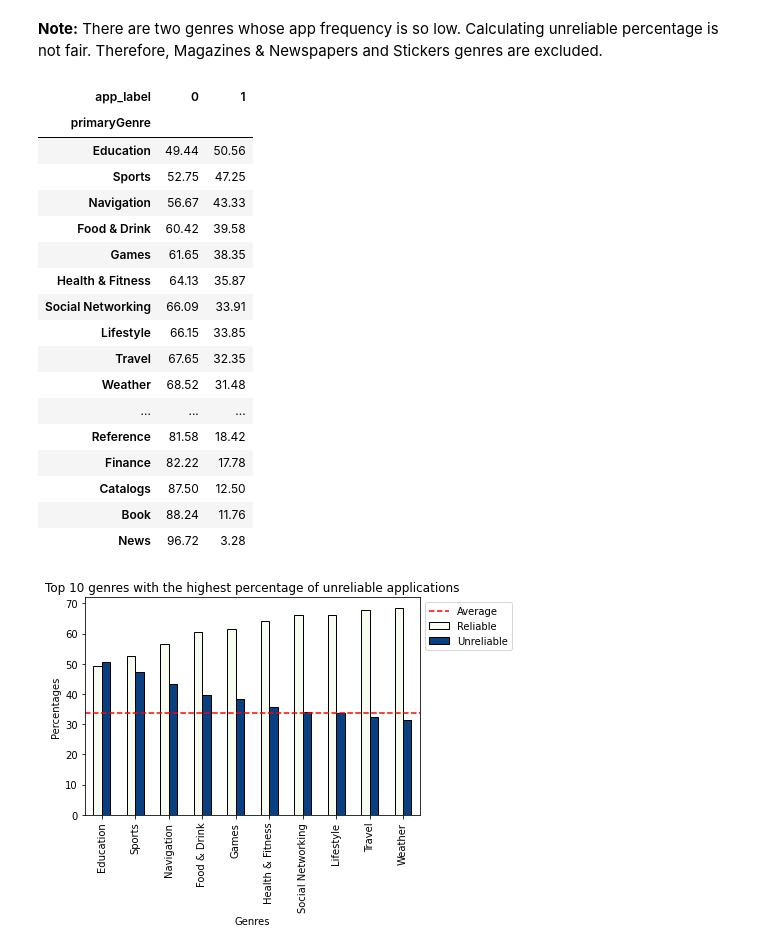
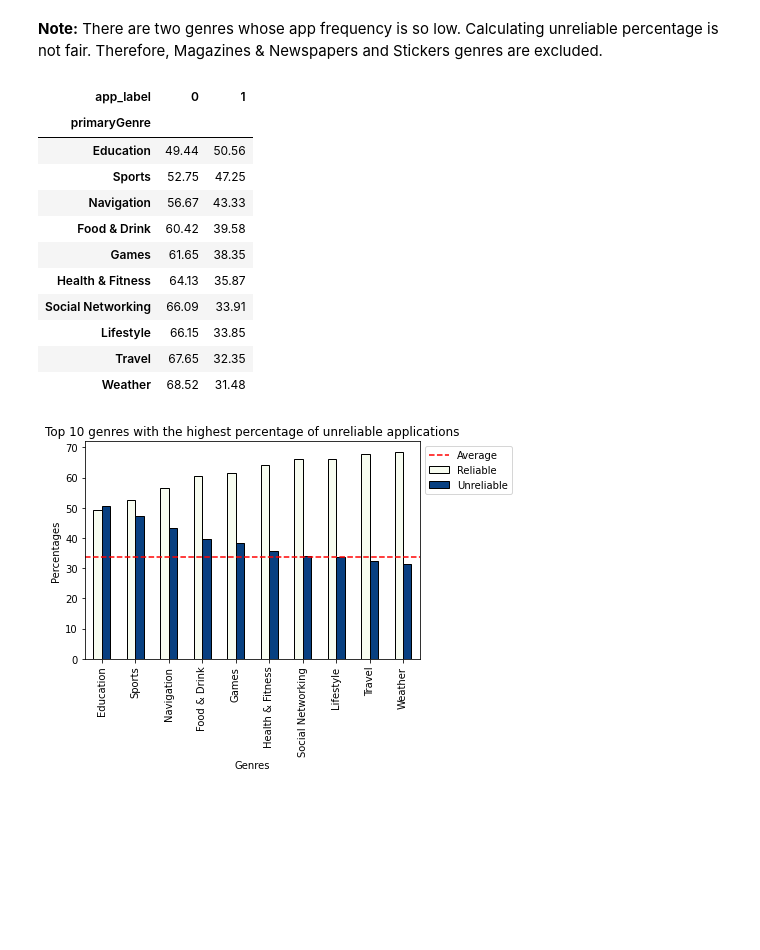
Before and after one commit to hangulde/App-Store-Fake-Review-, a Jupyter notebook: notebooks/EDA.ipynb, the cells around one changed output. Saved outputs shown, nothing was run; the diff lists cells and outputs as text; code cells hidden in the pictures; blank space fills up the shorter version.

```diff
--- a/notebooks/EDA.ipynb
+++ b/notebooks/EDA.ipynb
@@ -1215,29 +1242,23 @@ Name: primaryGenre, dtype: int64
 # %%
 # Unreliable app percentages
 crosstab = round(pd.crosstab(df_apps[(df_apps['primaryGenre'] != 'Magazines & Newspapers') &
                                      (df_apps['primaryGenre'] !='Stickers')]['primaryGenre']
                              ,df_apps['app_label']
            , normalize='index')*100,2 ).sort_values(by=1, ascending=False)
-crosstab
+crosstab.head(10)
 # %% [output]
 | app_label | 0 | 1 |
 | primaryGenre |  |  |
 | Education | 49.44 | 50.56 |
 | Sports | 52.75 | 47.25 |
 | Navigation | 56.67 | 43.33 |
 | Food & Drink | 60.42 | 39.58 |
 | Games | 61.65 | 38.35 |
 | Health & Fitness | 64.13 | 35.87 |
 | Social Networking | 66.09 | 33.91 |
 | Lifestyle | 66.15 | 33.85 |
 | Travel | 67.65 | 32.35 |
 | Weather | 68.52 | 31.48 |
-| ... | ... | ... |
-| Reference | 81.58 | 18.42 |
-| Finance | 82.22 | 17.78 |
-| Catalogs | 87.50 | 12.50 |
-| Book | 88.24 | 11.76 |
-| News | 96.72 | 3.28 |
 # %%
 ax= crosstab.head(10).plot(kind='bar', colormap='GnBu',edgecolor = "black")
 
```
Also changed, not shown: parts of 33 cells of this notebook.
